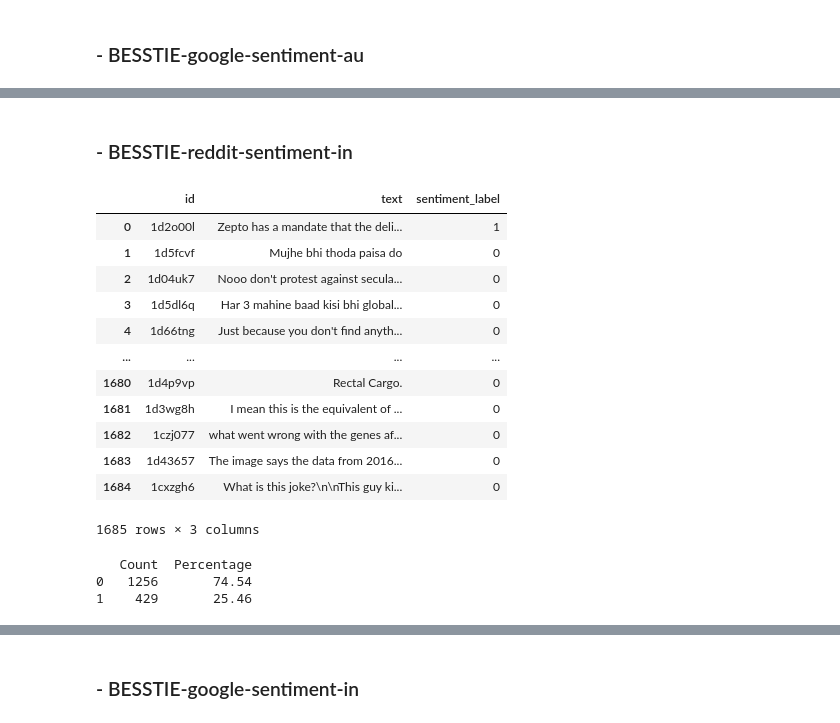
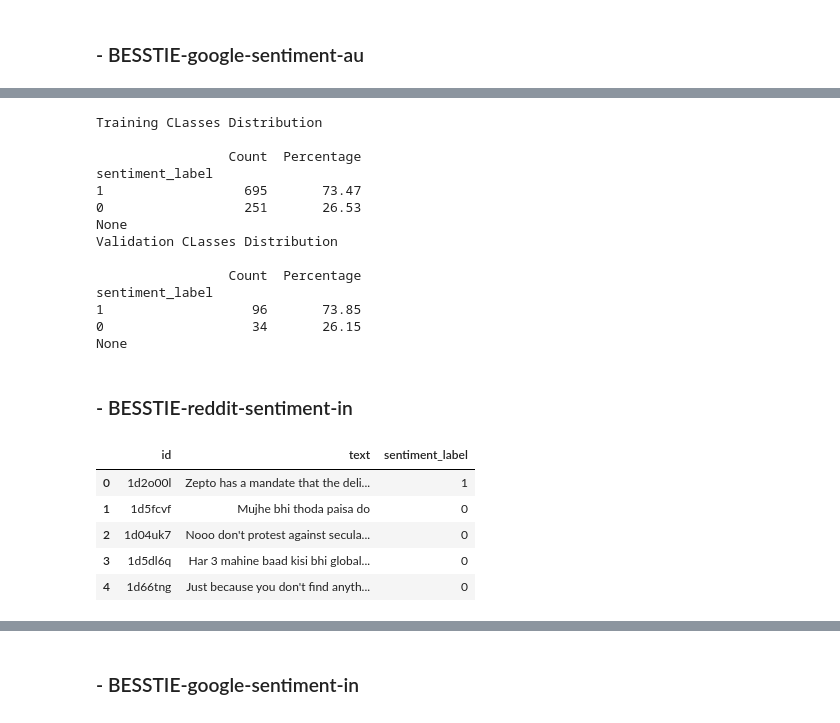
Before and after one commit to saropi99/nlp-project, a Jupyter notebook: notebook.ipynb, the cells around one changed output, grey strips where cells are left out. Drawn from its saved outputs; the diff is of its cells as text; code cells hidden in the pictures.

```diff
--- a/notebook.ipynb
+++ b/notebook.ipynb
@@ -133,27 +154,34 @@ class_distribution(df_google_sentiment_au)
+# %%
+print('Training CLasses Distribution\n')
+print(class_distribution(df_google_sentiment_au))
+print('Validation CLasses Distribution\n')
+print(class_distribution(df_google_sentiment_au_val))
+# %% [output]
+Training CLasses Distribution
+
+                 Count  Percentage
+sentiment_label
+1                  695       73.47
+0                  251       26.53
+None
+Validation CLasses Distribution
+
+                 Count  Percentage
+sentiment_label
+1                   96       73.85
+0                   34       26.15
+None
 # %% [markdown]
 ### - BESSTIE-reddit-sentiment-in
 # %%
 splits = {'train': 'reddit-sentiment-in-train.jsonl', 'validation': 'reddit-sentiment-in-valid.jsonl'}
 df_reddit_sentiment_in = pd.read_json("hf://datasets/mindhunter23/BESSTIE-reddit-sentiment-in/" + splits["train"], lines=True)
 df_reddit_sentiment_in_val = pd.read_json("hf://datasets/mindhunter23/BESSTIE-reddit-sentiment-in/" + splits["validation"], lines=True)
-df_reddit_sentiment_in
+df_reddit_sentiment_in.head(5)
 # %% [output]
 |  | id | text | sentiment_label |
 | 0 | 1d2o00l | Zepto has a mandate that the deli... | 1 |
 | 1 | 1d5fcvf | Mujhe bhi thoda paisa do | 0 |
 | 2 | 1d04uk7 | Nooo don't protest against secula... | 0 |
 | 3 | 1d5dl6q | Har 3 mahine baad kisi bhi global... | 0 |
 | 4 | 1d66tng | Just because you don't find anyth... | 0 |
-| ... | ... | ... | ... |
-| 1680 | 1d4p9vp | Rectal Cargo. | 0 |
-| 1681 | 1d3wg8h | I mean this is the equivalent of ... | 0 |
-| 1682 | 1czj077 | what went wrong with the genes af... | 0 |
-| 1683 | 1d43657 | The image says the data from 2016... | 0 |
-| 1684 | 1cxzgh6 | What is this joke?\n\nThis guy ki... | 0 |
-1685 rows × 3 columns
-# %%
-class_distribution(df_reddit_sentiment_in)
-# %% [output]
-   Count  Percentage
-0   1256       74.54
-1    429       25.46
```
Also changed, not shown: parts of 41 cells of this notebook, 1 other file.
